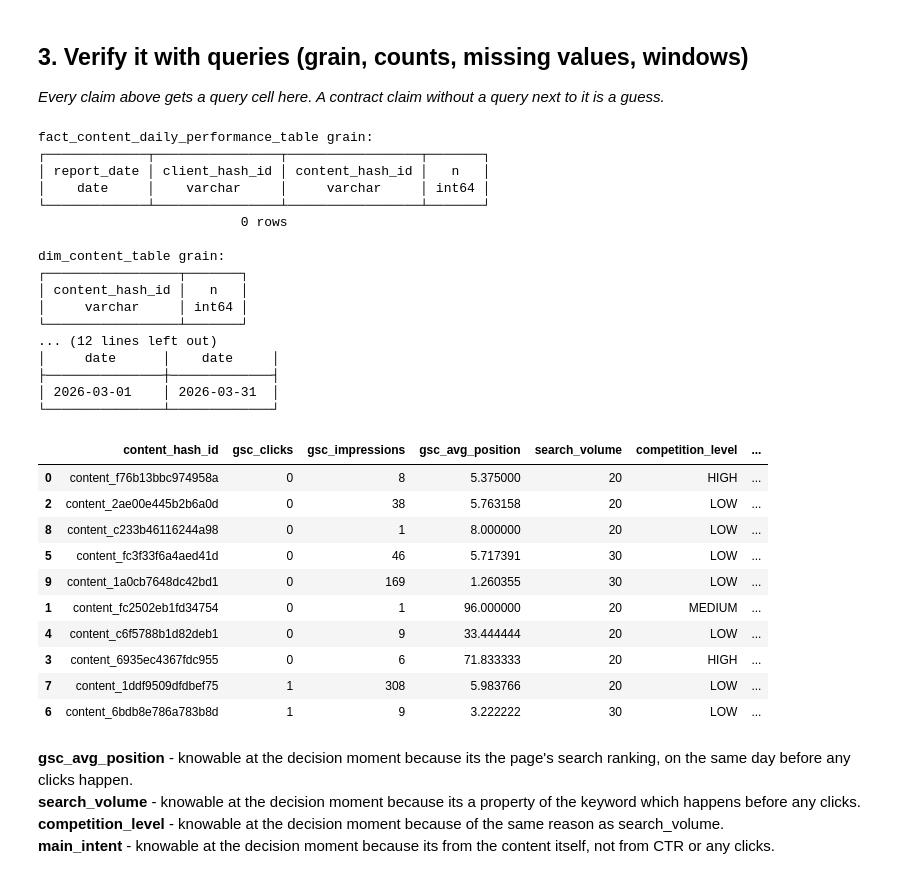
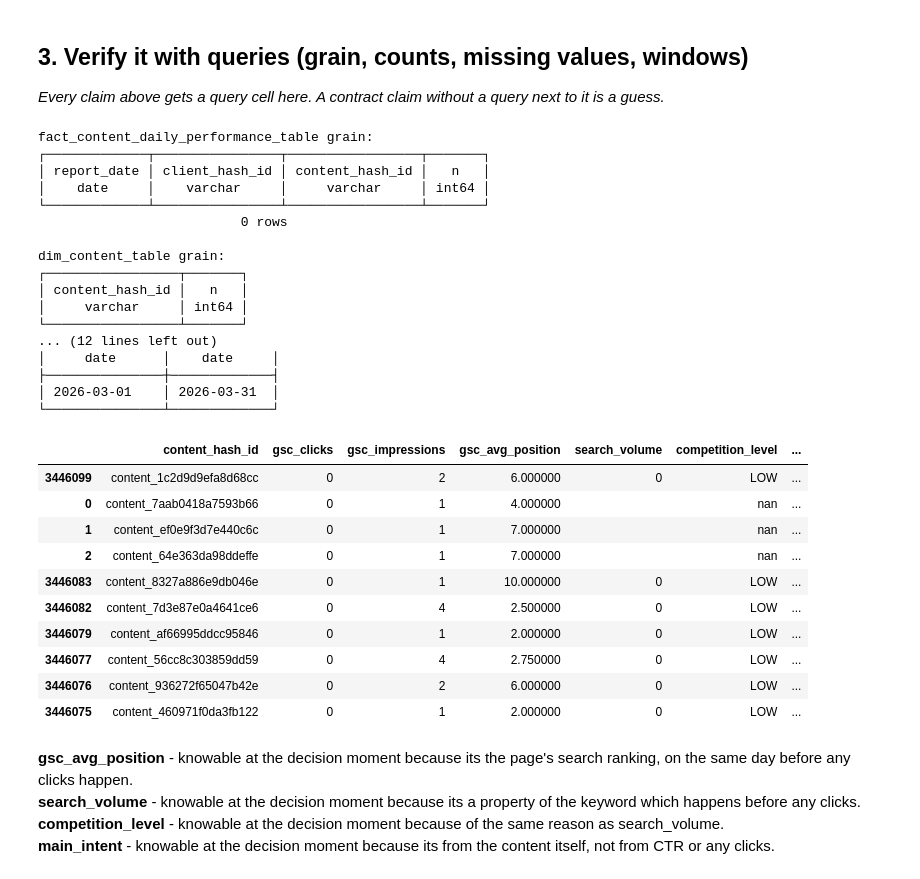
Before and after one commit to T0othIess/FlyRank-AI-ML-internship, a Jupyter notebook: work/notebooks/w03_data_contract.ipynb, the cells around one changed output. Drawn from its saved outputs; the diff is of its cells as text; code cells hidden in the pictures.

```diff
--- a/work/notebooks/w03_data_contract.ipynb
+++ b/work/notebooks/w03_data_contract.ipynb
@@ -132,44 +132,44 @@ df["ctr"] = df["gsc_clicks"] / df["gsc_impressions"].mask(df["gsc_impressions"]
 #the reason to do allat is get a better mean
 expected_ctr_per_tier = df.groupby("position_tier")["gsc_clicks"].sum() / df.groupby("position_tier")["gsc_impressions"].sum()
 
 #how map works: for each row, try to find the position tier in the map, and puts it back in the new column "expected_ctr"
 #first of all, .astype(type) forces the type to the column, second of all, the reason i did that was because pd.cut() returns a panda type called category
 #and when i did .map(), even though the mapping happens on a float type column, panda makes it a category type
 df["expected_ctr"] = df["position_tier"].map(expected_ctr_per_tier).astype(float)
 
 #IF i didn't do astype(float) here, meaning expected_ctr column is a category type, and panda doesnt accept math operations on category type columns, so it would give a typeERROR
 df["ctr_gap"] = df["expected_ctr"] - df["ctr"]
-df.head(10).sort_values("ctr_gap", ascending=False)\
+df.sort_values("ctr_gap", ascending=False).head(10)\
   .style.format("{:.3f}",subset=["expected_ctr", "ctr", "ctr_gap"]).set_properties(**{"text-align": "center"})
 # %% [output]
 fact_content_daily_performance_table grain:
 ┌─────────────┬────────────────┬─────────────────┬───────┐
 │ report_date │ client_hash_id │ content_hash_id │   n   │
 │    date     │    varchar     │     varchar     │ int64 │
 └─────────────┴────────────────┴─────────────────┴───────┘
                           0 rows
 
 dim_content_table grain:
 ┌─────────────────┬───────┐
 │ content_hash_id │   n   │
 │     varchar     │ int64 │
 └─────────────────┴───────┘
 ... (12 lines left out)
 │     date      │    date     │
 ├───────────────┼─────────────┤
 │ 2026-03-01    │ 2026-03-31  │
 └───────────────┴─────────────┘
 |  | content_hash_id | gsc_clicks | gsc_impressions | gsc_avg_position | search_volume | competition_level | ... |
-| 0 | content_f76b13bbc974958a | 0 | 8 | 5.375000 | 20 | HIGH | ... |
-| 2 | content_2ae00e445b2b6a0d | 0 | 38 | 5.763158 | 20 | LOW | ... |
-| 8 | content_c233b46116244a98 | 0 | 1 | 8.000000 | 20 | LOW | ... |
-| 5 | content_fc3f33f6a4aed41d | 0 | 46 | 5.717391 | 30 | LOW | ... |
-| 9 | content_1a0cb7648dc42bd1 | 0 | 169 | 1.260355 | 30 | LOW | ... |
-| 1 | content_fc2502eb1fd34754 | 0 | 1 | 96.000000 | 20 | MEDIUM | ... |
-| 4 | content_c6f5788b1d82deb1 | 0 | 9 | 33.444444 | 20 | LOW | ... |
-| 3 | content_6935ec4367fdc955 | 0 | 6 | 71.833333 | 20 | HIGH | ... |
-| 7 | content_1ddf9509dfdbef75 | 1 | 308 | 5.983766 | 20 | LOW | ... |
-| 6 | content_6bdb8e786a783b8d | 1 | 9 | 3.222222 | 30 | LOW | ... |
+| 3446099 | content_1c2d9d9efa8d68cc | 0 | 2 | 6.000000 | 0 | LOW | ... |
+| 0 | content_7aab0418a7593b66 | 0 | 1 | 4.000000 |  | nan | ... |
+| 1 | content_ef0e9f3d7e440c6c | 0 | 1 | 7.000000 |  | nan | ... |
+| 2 | content_64e363da98ddeffe | 0 | 1 | 7.000000 |  | nan | ... |
+| 3446083 | content_8327a886e9db046e | 0 | 1 | 10.000000 | 0 | LOW | ... |
+| 3446082 | content_7d3e87e0a4641ce6 | 0 | 4 | 2.500000 | 0 | LOW | ... |
+| 3446079 | content_af66995ddcc95846 | 0 | 1 | 2.000000 | 0 | LOW | ... |
+| 3446077 | content_56cc8c303859dd59 | 0 | 4 | 2.750000 | 0 | LOW | ... |
+| 3446076 | content_936272f65047b42e | 0 | 2 | 6.000000 | 0 | LOW | ... |
+| 3446075 | content_460971f0da3fb122 | 0 | 1 | 2.000000 | 0 | LOW | ... |
 # %% [markdown]
 **gsc_avg_position** - knowable at the decision moment because its the page's search ranking, on the same day before any clicks happen.
 **search_volume** - knowable at the decision moment because its a property of the keyword which happens before any clicks.
```
Also changed, not shown: 1 other file.
